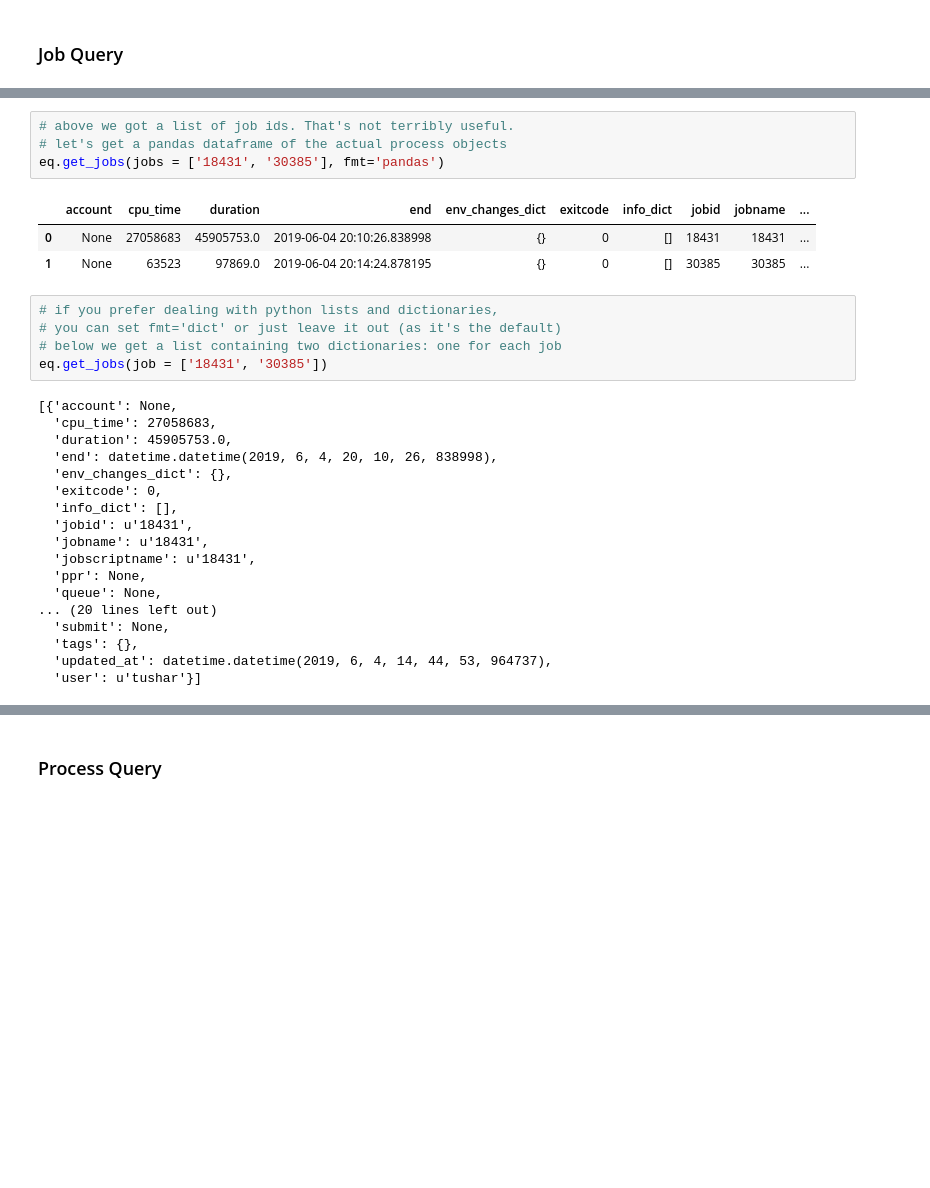
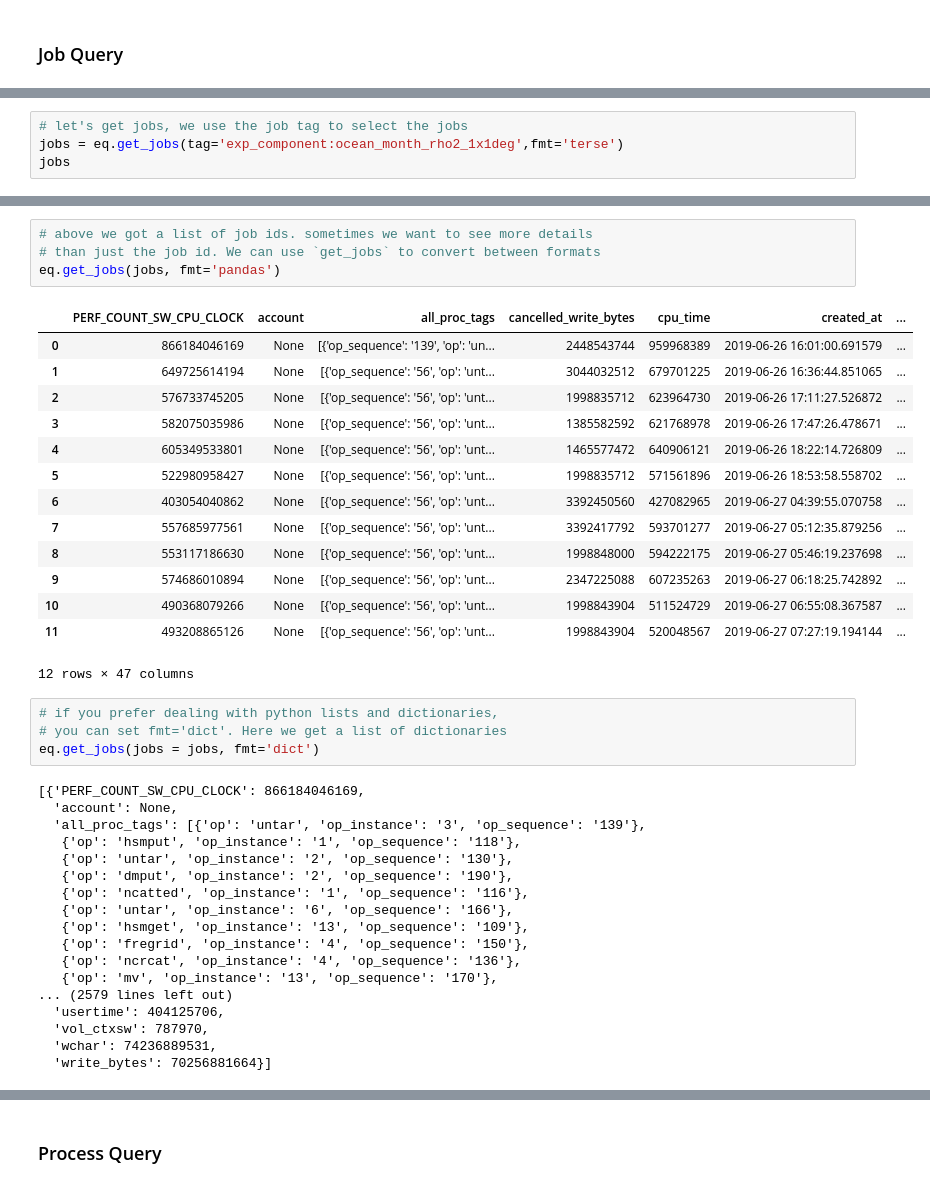
Before and after one commit to ilaflott/epmt, a Jupyter notebook: Query-API.ipynb, the cells around one changed output, grey strips where cells are left out. Drawn from its saved outputs; the diff is of its cells as text; blank space fills up the shorter version.

```diff
--- a/Query-API.ipynb
+++ b/Query-API.ipynb
@@ -27,0 +34,4 @@ eq.get_jobs(fmt='terse')
+# %%
+# let's get jobs, we use the job tag to select the jobs
+jobs = eq.get_jobs(tag='exp_component:ocean_month_rho2_1x1deg',fmt='terse')
+jobs
@@ -28,31 +51,41 @@ eq.get_jobs(fmt='terse')
 # %%
-# above we got a list of job ids. That's not terribly useful.
-# let's get a pandas dataframe of the actual process objects
-eq.get_jobs(jobs = ['18431', '30385'], fmt='pandas')
+# above we got a list of job ids. sometimes we want to see more details
+# than just the job id. We can use `get_jobs` to convert between formats
+eq.get_jobs(jobs, fmt='pandas')
 # %% [output]
-|  | account | cpu_time | duration | end | env_changes_dict | exitcode | info_dict | jobid | jobname | ... |
-| 0 | None | 27058683 | 45905753.0 | 2019-06-04 20:10:26.838998 | {} | 0 | [] | 18431 | 18431 | ... |
-| 1 | None | 63523 | 97869.0 | 2019-06-04 20:14:24.878195 | {} | 0 | [] | 30385 | 30385 | ... |
+|  | PERF_COUNT_SW_CPU_CLOCK | account | all_proc_tags | cancelled_write_bytes | cpu_time | created_at | ... |
+| 0 | 866184046169 | None | [{'op_sequence': '139', 'op': 'un... | 2448543744 | 959968389 | 2019-06-26 16:01:00.691579 | ... |
+| 1 | 649725614194 | None | [{'op_sequence': '56', 'op': 'unt... | 3044032512 | 679701225 | 2019-06-26 16:36:44.851065 | ... |
+| 2 | 576733745205 | None | [{'op_sequence': '56', 'op': 'unt... | 1998835712 | 623964730 | 2019-06-26 17:11:27.526872 | ... |
+| 3 | 582075035986 | None | [{'op_sequence': '56', 'op': 'unt... | 1385582592 | 621768978 | 2019-06-26 17:47:26.478671 | ... |
+| 4 | 605349533801 | None | [{'op_sequence': '56', 'op': 'unt... | 1465577472 | 640906121 | 2019-06-26 18:22:14.726809 | ... |
+| 5 | 522980958427 | None | [{'op_sequence': '56', 'op': 'unt... | 1998835712 | 571561896 | 2019-06-26 18:53:58.558702 | ... |
+| 6 | 403054040862 | None | [{'op_sequence': '56', 'op': 'unt... | 3392450560 | 427082965 | 2019-06-27 04:39:55.070758 | ... |
+| 7 | 557685977561 | None | [{'op_sequence': '56', 'op': 'unt... | 3392417792 | 593701277 | 2019-06-27 05:12:35.879256 | ... |
+| 8 | 553117186630 | None | [{'op_sequence': '56', 'op': 'unt... | 1998848000 | 594222175 | 2019-06-27 05:46:19.237698 | ... |
+| 9 | 574686010894 | None | [{'op_sequence': '56', 'op': 'unt... | 2347225088 | 607235263 | 2019-06-27 06:18:25.742892 | ... |
+| 10 | 490368079266 | None | [{'op_sequence': '56', 'op': 'unt... | 1998843904 | 511524729 | 2019-06-27 06:55:08.367587 | ... |
+| 11 | 493208865126 | None | [{'op_sequence': '56', 'op': 'unt... | 1998843904 | 520048567 | 2019-06-27 07:27:19.194144 | ... |
+12 rows × 47 columns
 # %%
 # if you prefer dealing with python lists and dictionaries,
-# you can set fmt='dict' or just leave it out (as it's the default)
-# below we get a list containing two dictionaries: one for each job
-eq.get_jobs(job = ['18431', '30385'])
+# you can set fmt='dict'. Here we get a list of dictionaries
+eq.get_jobs(jobs = jobs, fmt='dict')
 # %% [output]
-[{'account': None,
-  'cpu_time': 27058683,
-  'duration': 45905753.0,
-  'end': datetime.datetime(2019, 6, 4, 20, 10, 26, 838998),
-  'env_changes_dict': {},
-  'exitcode': 0,
-  'info_dict': [],
-  'jobid': u'18431',
-  'jobname': u'18431',
-  'jobscriptname': u'18431',
-  'ppr': None,
-  'queue': None,
-... (20 lines left out)
-  'submit': None,
-  'tags': {},
-  'updated_at': datetime.datetime(2019, 6, 4, 14, 44, 53, 964737),
-  'user': u'tushar'}]
+[{'PERF_COUNT_SW_CPU_CLOCK': 866184046169,
+  'account': None,
+  'all_proc_tags': [{'op': 'untar', 'op_instance': '3', 'op_sequence': '139'},
+   {'op': 'hsmput', 'op_instance': '1', 'op_sequence': '118'},
+   {'op': 'untar', 'op_instance': '2', 'op_sequence': '130'},
+   {'op': 'dmput', 'op_instance': '2', 'op_sequence': '190'},
+   {'op': 'ncatted', 'op_instance': '1', 'op_sequence': '116'},
+   {'op': 'untar', 'op_instance': '6', 'op_sequence': '166'},
+   {'op': 'hsmget', 'op_instance': '13', 'op_sequence': '109'},
+   {'op': 'fregrid', 'op_instance': '4', 'op_sequence': '150'},
+   {'op': 'ncrcat', 'op_instance': '4', 'op_sequence': '136'},
+   {'op': 'mv', 'op_instance': '13', 'op_sequence': '170'},
+... (2579 lines left out)
+  'usertime': 404125706,
+  'vol_ctxsw': 787970,
+  'wchar': 74236889531,
+  'write_bytes': 70256881664}]
```
Also changed, not shown: parts of 23 cells of this notebook.
